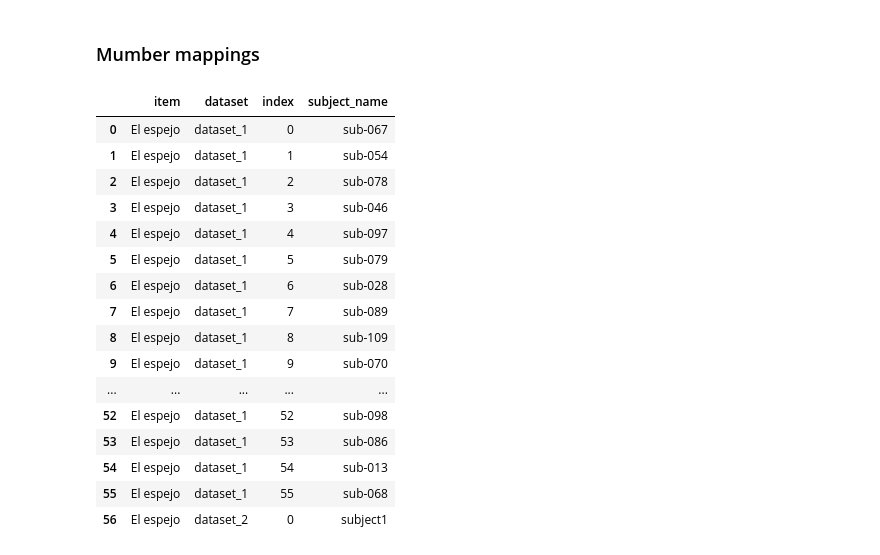
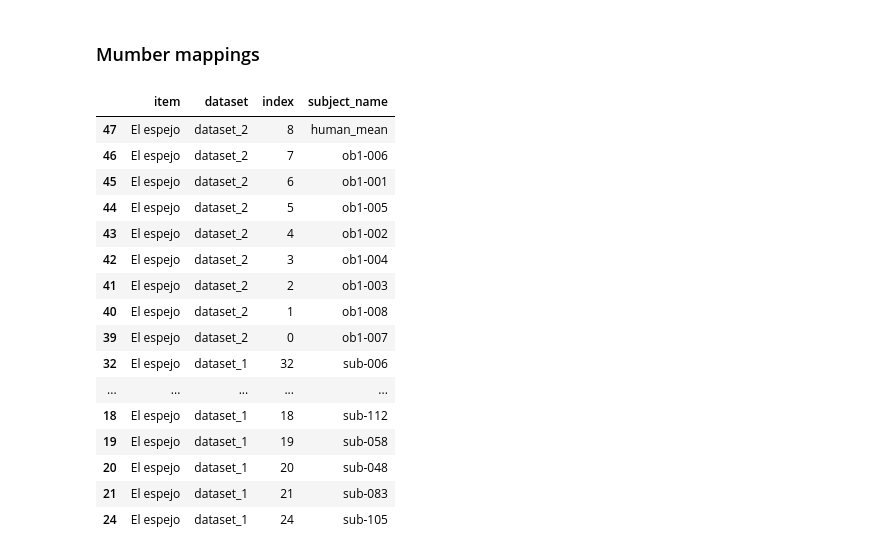
Before and after one commit to NeuroLIAA/reading-et, a Jupyter notebook: correlacion/correlacion.ipynb, the cells around one changed output. Cells and saved outputs as stored; diff of their text form; code cells hidden in the pictures.

```diff
--- a/correlacion/correlacion.ipynb
+++ b/correlacion/correlacion.ipynb
@@ -419,0 +469,27 @@ n_bins = 10
+# %%
+leave_out_subj = [
+    "sub-020",
+    "sub-113",
+    "sub-029",
+    "sub-069",
+    "sub-031",
+    "sub-087",
+    "sub-054",
+    "sub-085",
+    "sub-077",
+    "sub-060",
+    "sub-097",
+    "sub-070",
+    "sub-053",
+    "sub-036",
+    "sub-065",
+    "sub-039",
+    "sub-111",
+    "sub-003",
+    "sub-013",
+    "sub-066",
+    "sub-091",
+    "sub-018",
+    "sub-052",
+]
+len(leave_out_subj)
@@ -510,0 +511,3 @@ def plot_individual_correlation_matrices(correlation_matrices, all_measures, tit
+# %%
+for item, paths in item_subj_1.items():
+    item_subj_1[item] = [p for p in paths if p.stem not in leave_out_subj]
@@ -516,6 +523,8 @@ for item in common_items:
     subjects_2 = [(subj_path.stem, read_pickle(subj_path)) for subj_path in item_subj_2[item]]
     binarized_subjects_1 = binarize_subjects_measures(subjects_1, measures)
     binarized_subjects_2 = binarize_subjects_measures(subjects_2, measures)
+    human_mean_subject = make_human_mean_subject(binarized_subjects_1, measures)
+    binarized_subjects_2 = binarized_subjects_2 + [human_mean_subject]
     correlation_matrices = compute_correlation_matrices(binarized_subjects_1, binarized_subjects_2, measures)
     items_correlation_matrices[item] = correlation_matrices
     items_subject_names[item] = {
@@ -632,22 +808,22 @@ for item in items_correlation_matrices:
 # %% [markdown]
 ### Mumber mappings
 # %%
-mapping_df
+mapping_df.sort_values(by='dataset', ascending=False)
 # %% [output]
 |  | item | dataset | index | subject_name |
-| 0 | El espejo | dataset_1 | 0 | sub-067 |
-| 1 | El espejo | dataset_1 | 1 | sub-054 |
-| 2 | El espejo | dataset_1 | 2 | sub-078 |
-| 3 | El espejo | dataset_1 | 3 | sub-046 |
-| 4 | El espejo | dataset_1 | 4 | sub-097 |
-| 5 | El espejo | dataset_1 | 5 | sub-079 |
-| 6 | El espejo | dataset_1 | 6 | sub-028 |
-| 7 | El espejo | dataset_1 | 7 | sub-089 |
-| 8 | El espejo | dataset_1 | 8 | sub-109 |
-| 9 | El espejo | dataset_1 | 9 | sub-070 |
+| 47 | El espejo | dataset_2 | 8 | human_mean |
+| 46 | El espejo | dataset_2 | 7 | ob1-006 |
+| 45 | El espejo | dataset_2 | 6 | ob1-001 |
+| 44 | El espejo | dataset_2 | 5 | ob1-005 |
+| 43 | El espejo | dataset_2 | 4 | ob1-002 |
+| 42 | El espejo | dataset_2 | 3 | ob1-004 |
+| 41 | El espejo | dataset_2 | 2 | ob1-003 |
+| 40 | El espejo | dataset_2 | 1 | ob1-008 |
+| 39 | El espejo | dataset_2 | 0 | ob1-007 |
+| 32 | El espejo | dataset_1 | 32 | sub-006 |
 | ... | ... | ... | ... | ... |
-| 52 | El espejo | dataset_1 | 52 | sub-098 |
-| 53 | El espejo | dataset_1 | 53 | sub-086 |
-| 54 | El espejo | dataset_1 | 54 | sub-013 |
-| 55 | El espejo | dataset_1 | 55 | sub-068 |
-| 56 | El espejo | dataset_2 | 0 | subject1 |
+| 18 | El espejo | dataset_1 | 18 | sub-112 |
+| 19 | El espejo | dataset_1 | 19 | sub-058 |
+| 20 | El espejo | dataset_1 | 20 | sub-048 |
+| 21 | El espejo | dataset_1 | 21 | sub-083 |
+| 24 | El espejo | dataset_1 | 24 | sub-105 |
```
Also changed, not shown: parts of 35 cells of this notebook, 29 other files.
